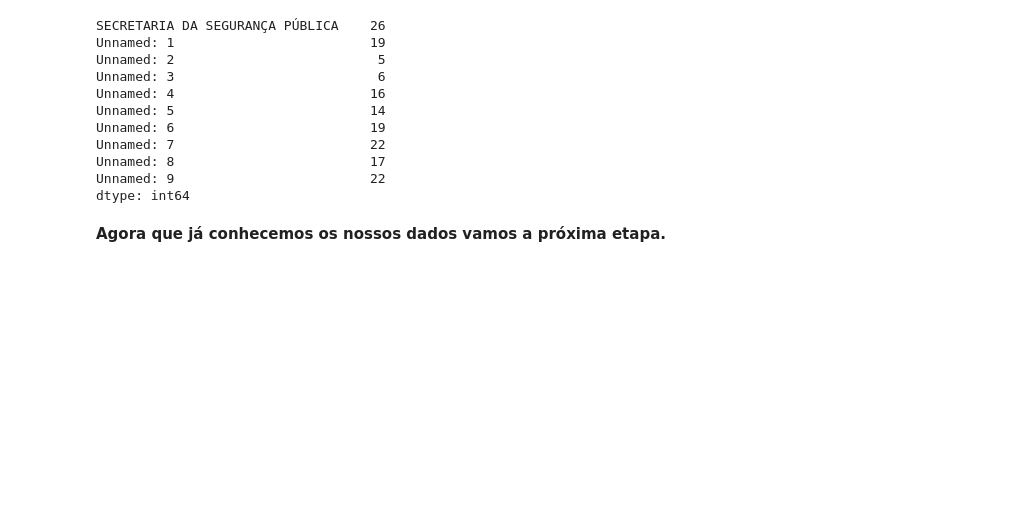
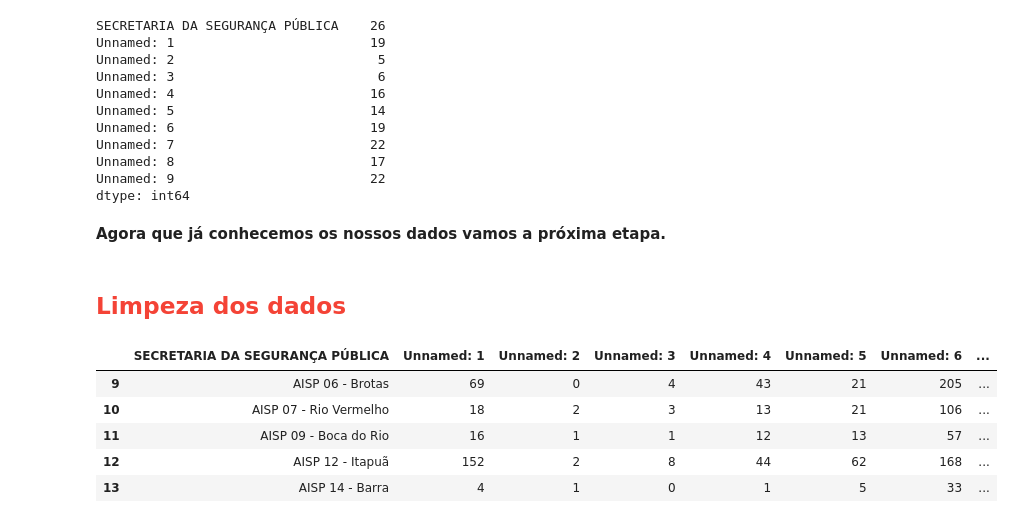
Before and after one commit to jcpsantos/projeto_safe_salvador, a Jupyter notebook: dados_seg_pub_ssa.ipynb, the cells around one changed output. Drawn from its saved outputs; the diff is of its cells as text; code cells hidden in the pictures; blank space fills up the shorter version.

Commit message:
Limpeza dos dados parte 1

```diff
--- a/dados_seg_pub_ssa.ipynb
+++ b/dados_seg_pub_ssa.ipynb
@@ -240,3 +248,22 @@ Unnamed: 9                         22
 dtype: int64
 # %% [markdown]
 **Agora que já conhecemos os nossos dados vamos a próxima etapa.**
+# %% [markdown]
+<h2 style="color: #f44336;">Limpeza dos dados</h2>
+# %%
+# Excluindo as linhas com valores nulos
+ds2014 = ds2014.dropna(axis=0)
+ds2015 = ds2015.dropna(axis=0)
+ds2016 = ds2016.dropna(axis=0)
+ds2017 = ds2017.dropna(axis=0)
+ds2018 = ds2018.dropna(axis=0)
+# %%
+#Vamos verificar como ficou a tabela de 2014
+ds2014.head()
+# %% [output]
+|  | SECRETARIA DA SEGURANÇA PÚBLICA | Unnamed: 1 | Unnamed: 2 | Unnamed: 3 | Unnamed: 4 | Unnamed: 5 | Unnamed: 6 | ... |
+| 9 | AISP 06 - Brotas | 69 | 0 | 4 | 43 | 21 | 205 | ... |
+| 10 | AISP 07 - Rio Vermelho | 18 | 2 | 3 | 13 | 21 | 106 | ... |
+| 11 | AISP 09 - Boca do Rio | 16 | 1 | 1 | 12 | 13 | 57 | ... |
+| 12 | AISP 12 - Itapuã | 152 | 2 | 8 | 44 | 62 | 168 | ... |
+| 13 | AISP 14 - Barra | 4 | 1 | 0 | 1 | 5 | 33 | ... |
```
Also changed, not shown: parts of 8 cells of this notebook.
